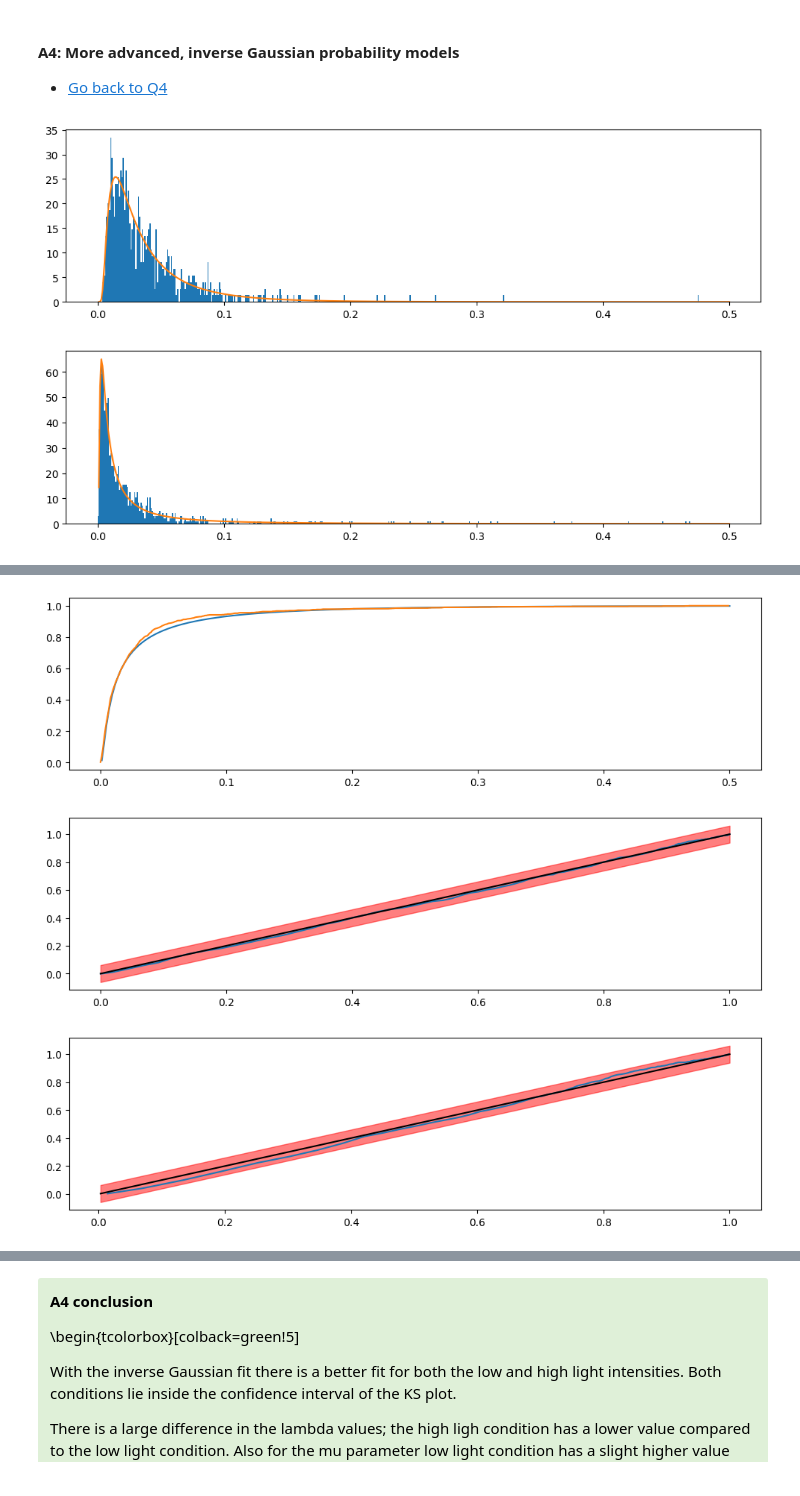
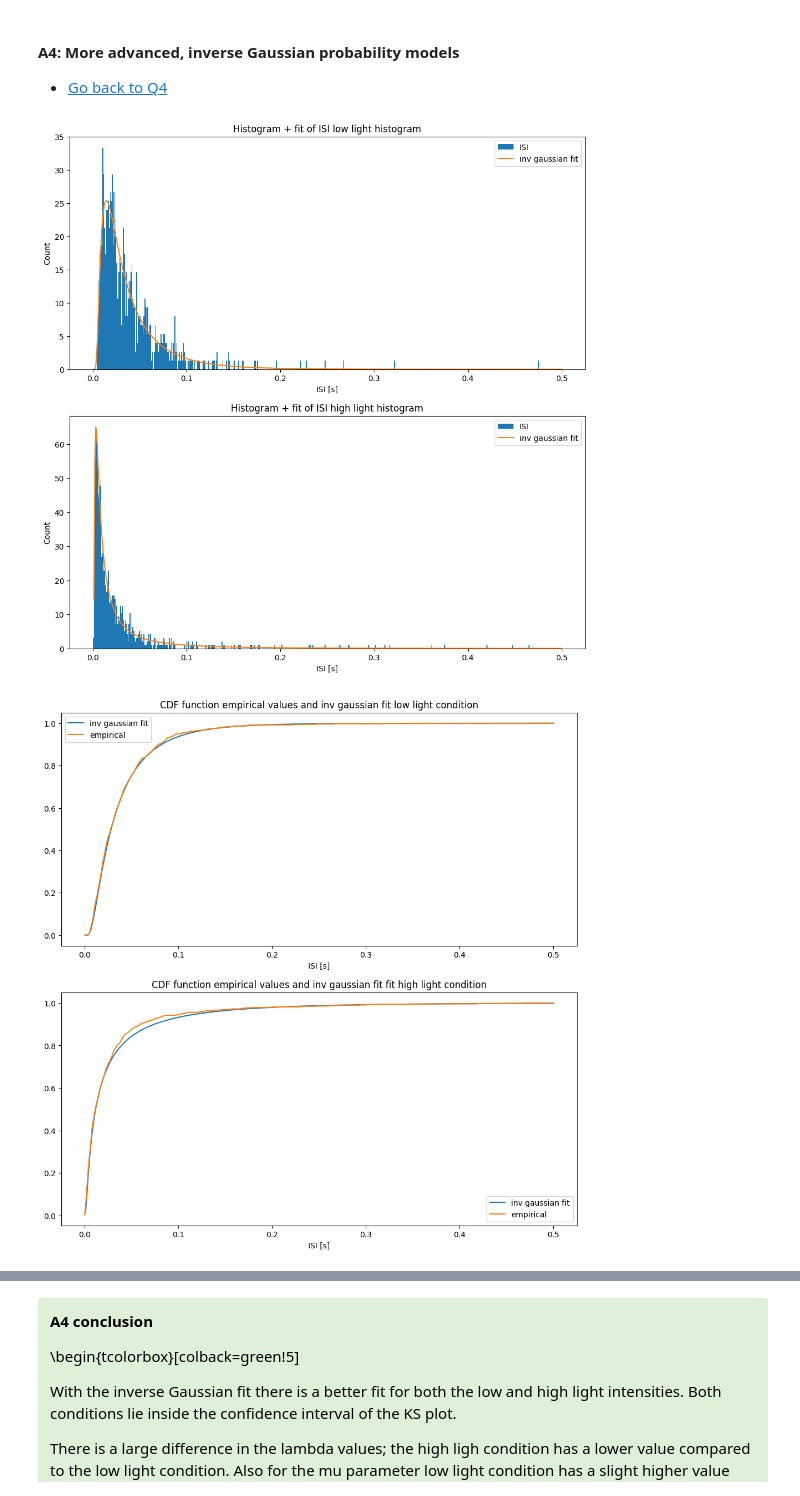
Before and after one commit to RobbeDeMuynck/CN_practicals, a Jupyter notebook: Module 2/Ex2/Module2_Ex2_Group7.ipynb, the cells around one changed output, grey strips where cells are left out. Cells and saved outputs as stored; diff of their text form; code cells hidden in the pictures.

```diff
--- a/Module 2/Ex2/Module2_Ex2_Group7.ipynb
+++ b/Module 2/Ex2/Module2_Ex2_Group7.ipynb
@@ -614,60 +630,74 @@ From the plots above we can see that in both cases, low and high light intensity
 ISI_low = np.diff(spikes_low)
 ISI_high = np.diff(spikes_high)
 
+fig, (ax1,ax2) = plt.subplots(2,1,figsize=(12,12))
 bin_edges = arange(0, 0.501, 0.001)  # Define the bins for the histogram
-prob_density_low, bins_low, _ = plt.hist(ISI_low, bin_edges, density=True)
+prob_density_low, bins_low, _ = ax1.hist(ISI_low, bin_edges, density=True, label='ISI')
 
 mu_low = np.mean(ISI_low)
 Lambda_low = (np.mean(1/ISI_low - 1/mu_low))**(-1)
 
 inv_gaussian_low = np.sqrt(Lambda_low/(2*np.pi*bin_edges**3))*np.exp(-Lambda_low*(bin_edges-mu_low)**2/(2*bin_edges*mu_low**2))
-plt.plot(bin_edges, inv_gaussian_low)
-plt.show()
 
-prob_density_high, bins_high, _ = plt.hist(ISI_high, bin_edges, density=True)
+ax1.plot(bin_edges, inv_gaussian_low, label='inv gaussian fit')
+ax1.set_title('Histogram + fit of ISI low light histogram')
+ax1.set_xlabel('ISI [s]')
+ax1.set_ylabel('Count')
+ax1.legend()
+prob_density_high, bins_high, _ = ax2.hist(ISI_high, bin_edges, density=True, label='ISI')
 mu_high = np.mean(ISI_high)
 Lambda_high = (np.mean(1/ISI_high - 1/mu_high))**(-1)
 
 inv_gaussian_high = np.sqrt(Lambda_high/(2*np.pi*bin_edges**3))*np.exp(-Lambda_high*(bin_edges-mu_high)**2/(2*bin_edges*mu_high**2))
-plt.plot(bin_edges, inv_gaussian_high)
+ax2.plot(bin_edges, inv_gaussian_high, label='inv gaussian fit')
+ax2.set_title('Histogram + fit of ISI high light histogram')
+ax2.set_xlabel('ISI [s]')
+ax2.set_ylabel('Count')
+ax2.legend()
 plt.show()
-
 
 #######################
 ##   Q4.2 solution   ##
 #######################
-
+fig, (ax1,ax2) = plt.subplots(2,1,figsize=(12,12))
 CDF_invgauss_low = np.cumsum(inv_gaussian_low[1:]) *0.001 # multiply with binwidth, 1ms
-plt.plot(bin_edges[1:], CDF_invgauss_low)
-
+ax1.plot(bin_edges[1:], CDF_invgauss_low, label='inv gaussian fit')
 CDF_emp_low = np.cumsum(prob_density_low)*0.001 # multiply with binwidth, 1ms
-plt.plot(bin_edges[:-1], CDF_emp_low)
+ax1.plot(bin_edges[:-1], CDF_emp_low, label='empirical')
+ax1.set_title('CDF function empirical values and inv gaussian fit low light condition')
+ax1.set_xlabel('ISI [s]')
+ax1.legend()
+CDF_invgauss_high = np.cumsum(inv_gaussian_high[1:])*0.001 # multiply with binwidth, 1ms
+ax2.plot(bin_edges[1:], CDF_invgauss_high, label='inv gaussian fit')
+CDF_emp_high = np.cumsum(prob_density_high)*0.001 # multiply with binwidth, 1ms
+ax2.plot(bin_edges[:-1], CDF_emp_high, label='empirical')
+ax2.set_title('CDF function empirical values and inv gaussian fit fit high light condition')
+ax2.set_xlabel('ISI [s]')
+ax2.legend()
 plt.show()
 
-
-CDF_invgauss_high = np.cumsum(inv_gaussian_high[1:])*0.001 # multiply with binwidth, 1ms
-plt.plot(bin_edges[1:], CDF_invgauss_high)
-CDF_emp_high = np.cumsum(prob_density_high)*0.001 # multiply with binwidth, 1ms
-plt.plot(bin_edges[:-1], CDF_emp_high)
-plt.show()
-
+fig, (ax1,ax2) = plt.subplots(2,1,figsize=(12,12))
 N_low = len(CDF_emp_low)
-plt.plot(CDF_invgauss_low, CDF_emp_low)
-plt.plot(CDF_emp_low,CDF_emp_low, 'k')
-plt.fill_between(CDF_emp_low, CDF_emp_low+1.36/np.sqrt(N_low), CDF_emp_low-1.36/np.sqrt(N_low), alpha=0.5, color='r')
-plt.show()
-
+ax1.plot(CDF_invgauss_low, CDF_emp_low)
+ax1.plot(CDF_emp_low,CDF_emp_low, 'k')
+ax1.fill_between(CDF_emp_low, CDF_emp_low+1.36/np.sqrt(N_low), CDF_emp_low-1.36/np.sqrt(N_low), alpha=0.5, color='r')
+ax1.set_xlabel('inv gaussian')
+ax1.set_ylabel('empirical')
+ax1.set_title('KS plot low light condition')
 N_high = len(CDF_emp_high)
-plt.plot(CDF_invgauss_high, CDF_emp_high)
-plt.plot(CDF_emp_high,CDF_emp_high, 'k')
-plt.fill_between(CDF_emp_high, CDF_emp_high+1.36/np.sqrt(N_high), CDF_emp_high-1.36/np.sqrt(N_high), alpha=0.5, color='r')
+ax2.plot(CDF_invgauss_high, CDF_emp_high)
+ax2.plot(CDF_emp_high,CDF_emp_high, 'k')
+ax2.fill_between(CDF_emp_high, CDF_emp_high+1.36/np.sqrt(N_high), CDF_emp_high-1.36/np.sqrt(N_high), alpha=0.5, color='r')
+ax2.set_xlabel('inv gaussian')
+ax2.set_ylabel('empirical')
+ax2.set_title('KS plot high light condition')
 plt.show()
 #######################
 ##   Q4.3 solution   ##
 #######################
 print('Low light condition: mu: {}, lambda: {}'.format(mu_low, Lambda_low))
 print('High light condition: mu: {}, lambda: {}'.format(mu_high, Lambda_high))
 print('Difference: mu: {}, lambda: {}'.format(abs(mu_high-mu_low),abs(Lambda_high-Lambda_low)))
 # %% [output]
-[figure, old version]
+[figure, new version]
-[figure, old version]
+[figure, new version]
@@ -675,6 +705,3 @@ print('Difference: mu: {}, lambda: {}'.format(abs(mu_high-mu_low),abs(Lambda_hig
-[figure, removed]
-[figure, removed]
-[figure, removed]
 Low light condition: mu: 0.039988397284383186, lambda: 0.04931816769253932
 High light condition: mu: 0.030941974963219623, lambda: 0.009498135387175857
 Difference: mu: 0.009046422321163563, lambda: 0.03982003230536346
```
Also changed, not shown: parts of 11 cells of this notebook.
